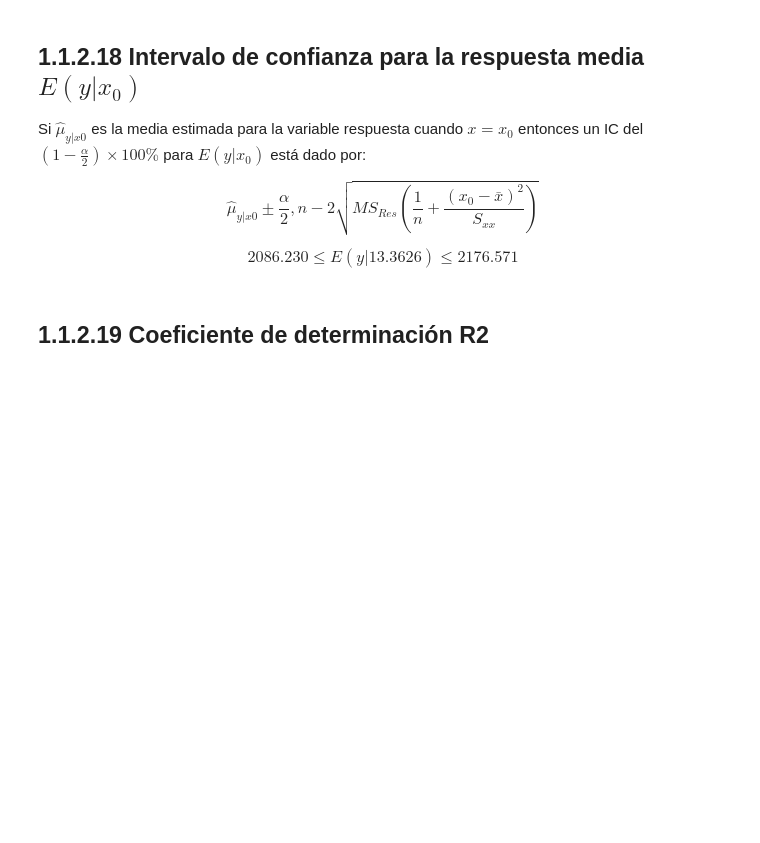
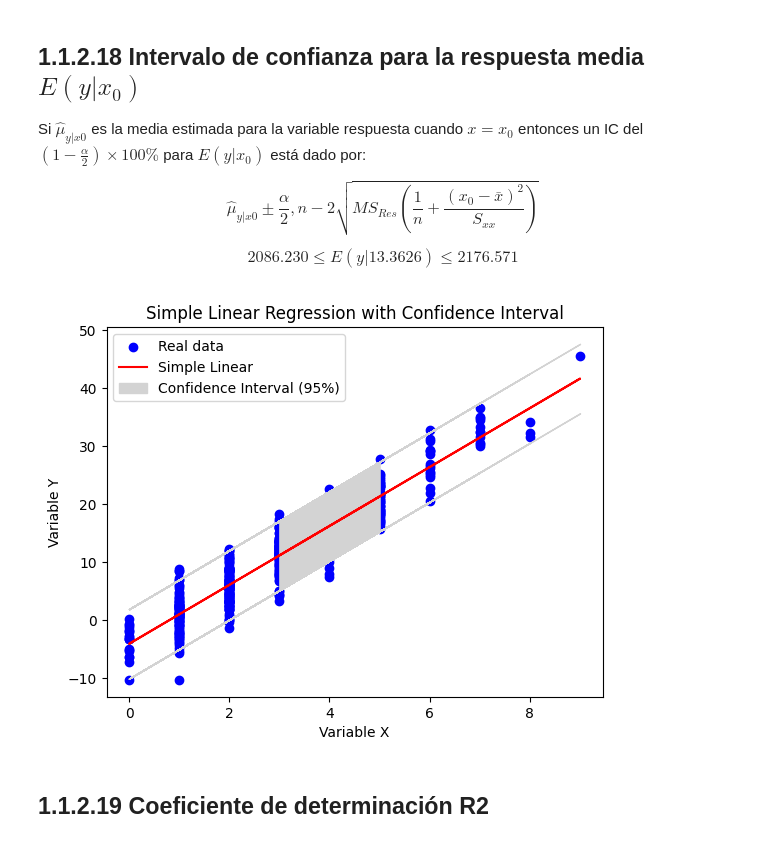
Before and after one commit to oecorrechag/regression, a Jupyter notebook: notebooks/01_seccion/1.1 Introduccion/1.1.2 Simple linear regression.ipynb, the cells around one changed output. Cells and saved outputs as stored; diff of their text form; code cells hidden in the pictures; blank space fills up the shorter version.

```diff
--- a/notebooks/01_seccion/1.1 Introduccion/1.1.2 Simple linear regression.ipynb
+++ b/notebooks/01_seccion/1.1 Introduccion/1.1.2 Simple linear regression.ipynb
@@ -643,6 +646,34 @@ Si $\hat{\mu}_{𝑦|𝑥0}$ es la media estimada para la variable respuesta cuan
 $$ \hat{\mu}_{𝑦|𝑥0} \pm \frac{\alpha}{2}, n-2 \sqrt{ 𝑀𝑆_{𝑅𝑒𝑠} \left( \frac{1}{n} + \frac{(x_0 - \bar{x})^2}{S_{xx}} \right)} $$
 
 $$ 2086.230 \leq 𝐸(𝑦|13.3626) \leq 2176.571 $$
+# %%
+# Obtener las predicciones
+predictions = modelo.predict(x.reshape(-1, 1))
+
+# Calcular los residuos
+residuals = y - predictions
+
+# Calcular el error estándar de la estimación
+mse = np.mean(residuals**2)
+se = np.sqrt(mse)
+
+# Calcular los intervalos de confianza (95%)
+ci = 1.96 * se  # 1.96 es el valor crítico para un intervalo de confianza del 95%
+lower_bound = predictions - ci
+upper_bound = predictions + ci
+# %%
+# Graficar los resultados
+plt.scatter(x, y, color='blue', label='Real data')
+plt.plot(x, predictions, color='red', label='Simple Linear')
+plt.fill_between(x.flatten(), lower_bound, upper_bound, color='lightgrey', label='Confidence Interval (95%)')
+
+plt.xlabel('Variable X')
+plt.ylabel('Variable Y')
+plt.title('Simple Linear Regression with Confidence Interval')
+plt.legend()
+plt.show()
+# %% [output]
+[figure, added]
 # %% [markdown]
 ## 1.1.2.19 Coeficiente de determinación R2
 # %% [markdown]
```
Also changed, not shown: parts of 11 cells of this notebook.
